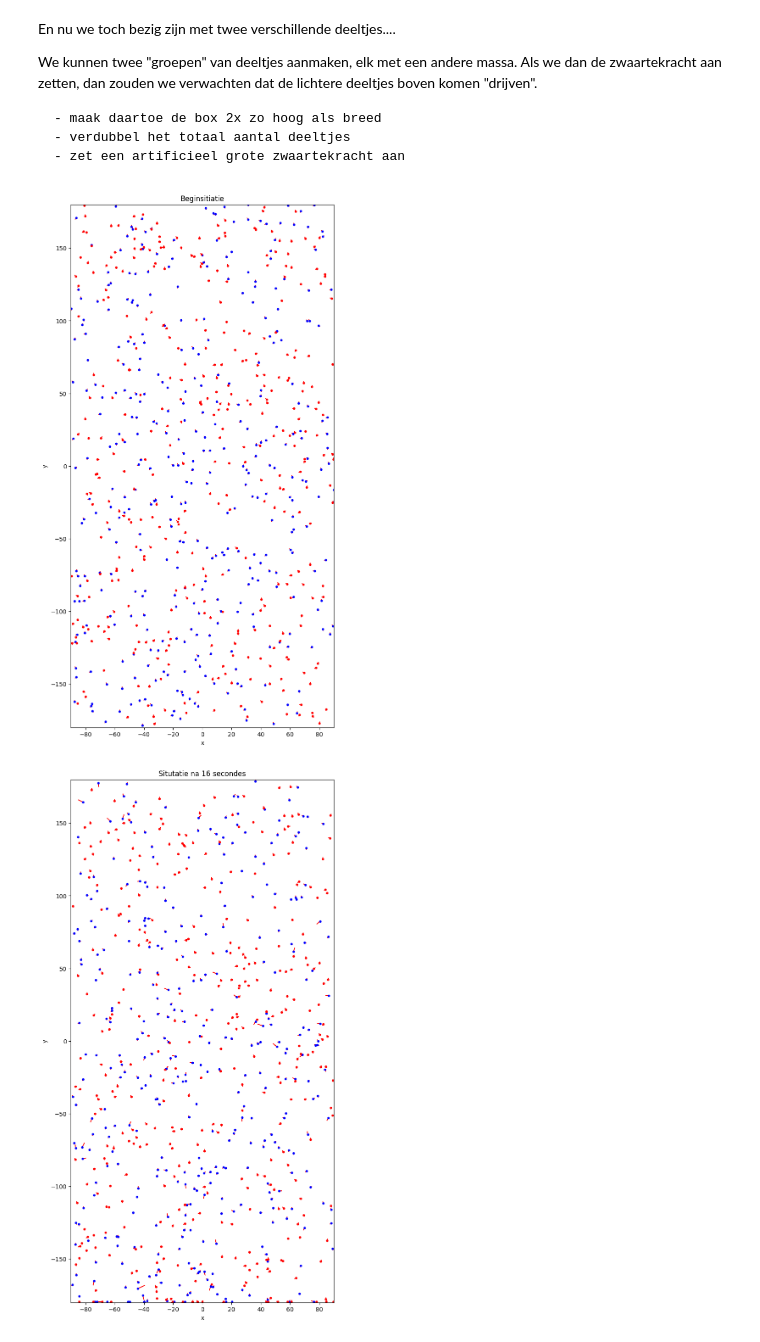
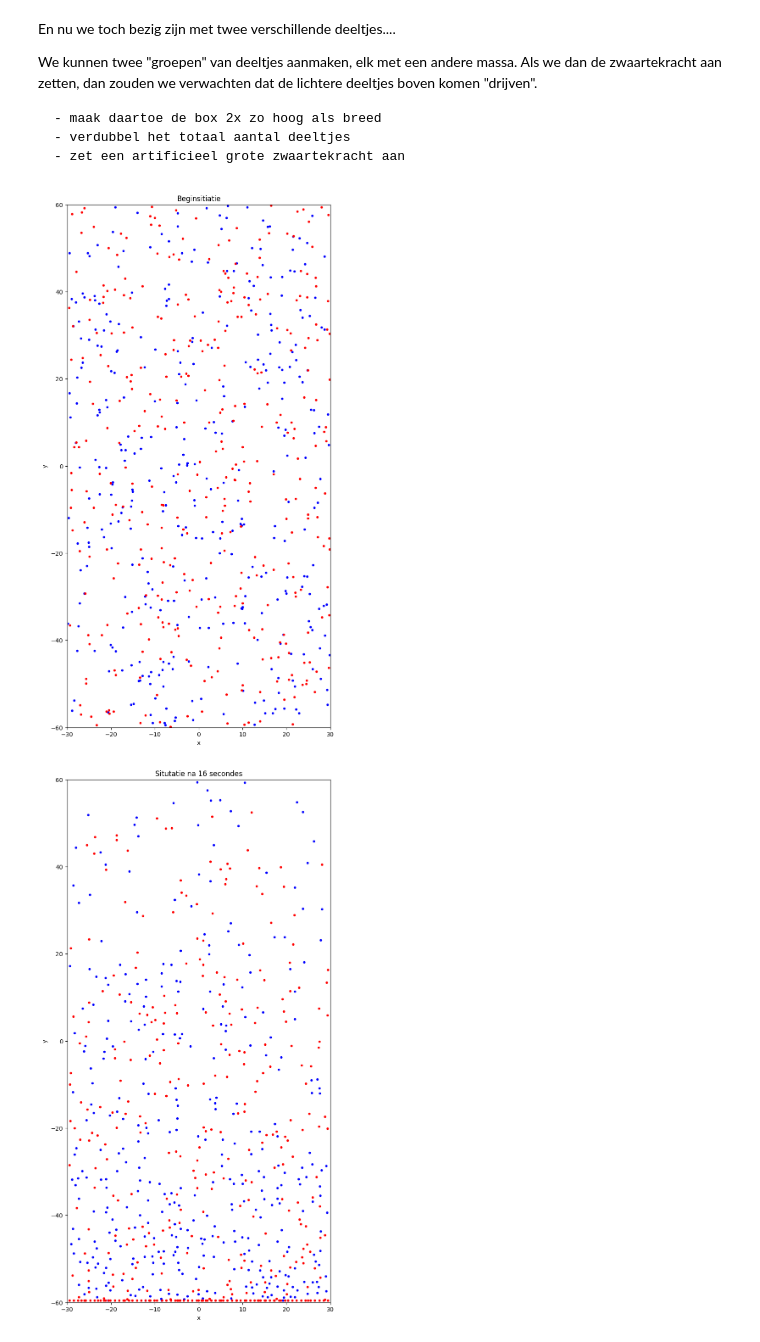
Before and after one commit to FelixJacobs11/TUAmsterdam, a Jupyter notebook: Content/PySim/4_brownianmotion.ipynb, the cells around one changed output. Cells and saved outputs as stored; diff of their text form; code cells hidden in the pictures.

```diff
--- a/Content/PySim/4_brownianmotion.ipynb
+++ b/Content/PySim/4_brownianmotion.ipynb
@@ -187,7 +187,7 @@ for i in range(400):
         p.boxcollision()         # Wandbotsing werkt per deeltje
 
     #botsingen afhandelen en het aantal tellen
-    botsingen+=handle_collisions(particles)
+    botsingen=handle_collisions(particles)
 
 #your code/answer
     #tracks voor zware deeltje
@@ -277,7 +277,7 @@ Maar voor een histogram hebben we veel deeltjes nodig.
 #Nieuwe basisvoorwaarden, nieuwe deeltjes maken
 
 # Aanmaken van de randvoorwaarden en initiele condities, deze keer 361 deeltjes dus boks 9 keer zo groot
-Box_size_0 = 90
+Box_size_0 = 30
 Box_length_0 = Box_size_0/2
 Box_length = Box_length_0     # De grootte van de box kan wijzigen!
 
@@ -400,7 +398,7 @@ class ParticleClass:
 #Nieuwe basisvoorwaarden, nieuwe deeltjes maken
 
 # Aanmaken van de randvoorwaarden en initiele condities, deze keer 722 deeltjes
-Box_size_0 = 90
+Box_size_0 = 30
 Box_length = Box_size_0*2 #de lengte (y-as)
 Box_width= Box_size_0 #De breedte (x-as)
 
@@ -409,7 +407,7 @@ dt = 0.1
 particles = []
 N = 361 #Twee keer dit aantal
 v_0 = 1
-a=np.array([0,-50]) #zwaartekracht versnelling
+a=np.array([0,-5.0]) #zwaartekracht versnelling
 
 dt = 0.04
 
@@ -443,40 +441,34 @@ plt.ylim(-Box_length,Box_length)
 
 for particle, particle_object in enumerate(particles):
     plt.plot(particle_object.r[0],particle_object.r[1],color=particle_object.c,marker='.')
-    plt.arrow(particle_object.r[0],particle_object.r[1],
-               particle_object.v[0],particle_object.v[1],
-               head_width=0.05, head_length=0.1, color='red')
 plt.title('Beginsitiatie')
 plt.show()
 
-for i in range(400):
+for i in range(500):
 
     for p in particles:
         p.update_position()    # Update positie
         p.boxcollision()         # Wandbotsing werkt per deeltje
 
     #botsingen afhandelen
     handle_collisions(particles)
 
 #your code/answer
 # Inspecteren van beginsituatie
 plt.figure(figsize=(8,16))
 
 plt.xlabel('x')
 plt.ylabel('y')
 
 plt.xlim(-Box_width,Box_width)
 plt.ylim(-Box_length,Box_length)
 
 
 for particle, particle_object in enumerate(particles):
     plt.plot(particle_object.r[0],particle_object.r[1],color=particle_object.c,marker='.')
-    plt.arrow(particle_object.r[0],particle_object.r[1],
-               particle_object.v[0],particle_object.v[1],
-               head_width=0.05, head_length=0.1, color='red')
 plt.title('Situtatie na 16 secondes')
 plt.show()
 #your code/answer
 # %% [output]
-[figure, old version]
+[figure, new version]
-[figure, old version]
+[figure, new version]
```
Also changed, not shown: parts of 7 cells of this notebook, 1 other file.
